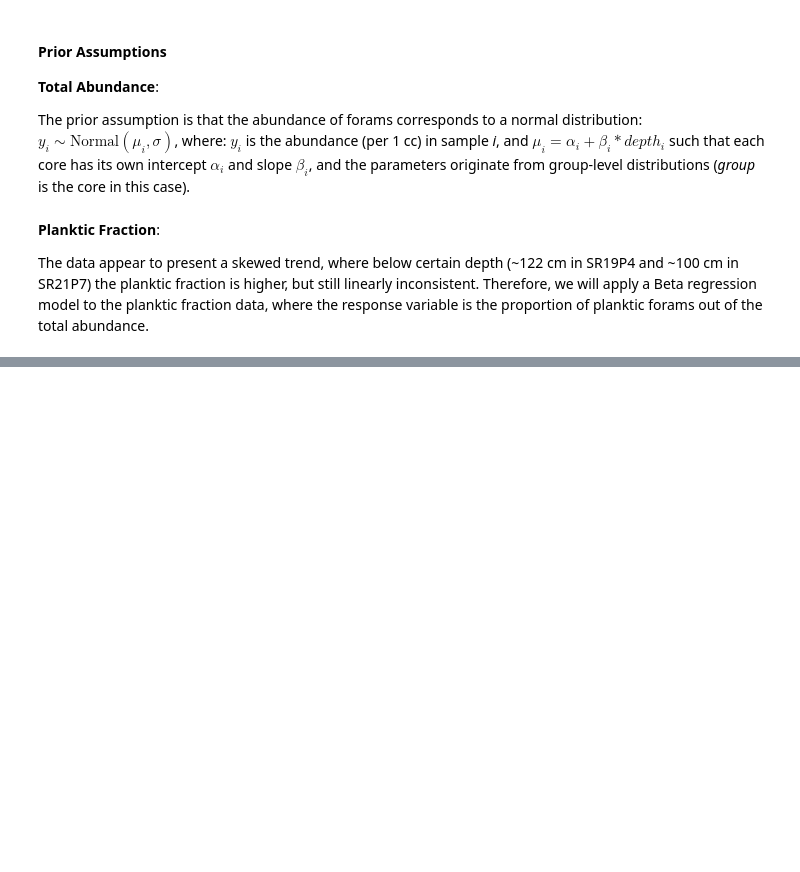
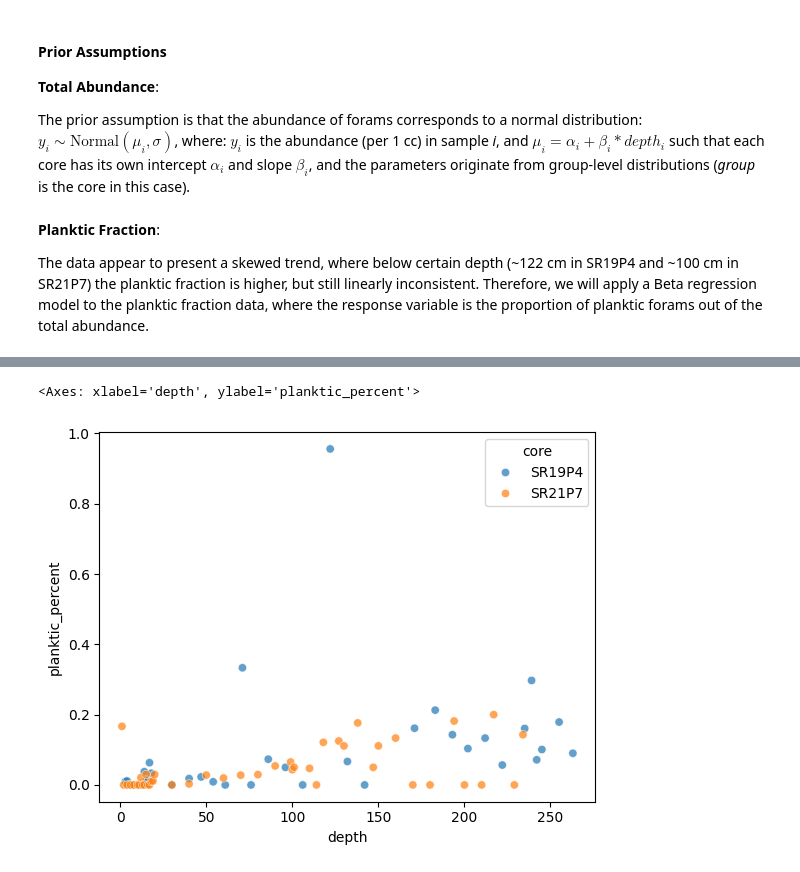
Before and after one commit to jvseds/SedLab, a Jupyter notebook: forams.ipynb, the cells around one changed output, grey strips where cells are left out. Saved outputs shown, nothing was run; the diff lists cells and outputs as text; code cells hidden in the pictures; blank space fills up the shorter version.

```diff
--- a/forams.ipynb
+++ b/forams.ipynb
@@ -88,0 +105,6 @@ hm_data["core_id"] = hm_data["core"].astype("category").cat.codes
+# %%
+# scatter plot of planktic fraction vs depth
+sns.scatterplot(data=hm_data, x="depth", y="planktic_percent", hue="core", alpha=0.7)
+# %% [output]
+<Axes: xlabel='depth', ylabel='planktic_percent'>
+[figure, added]
```
Also changed, not shown: parts of 5 cells of this notebook.
